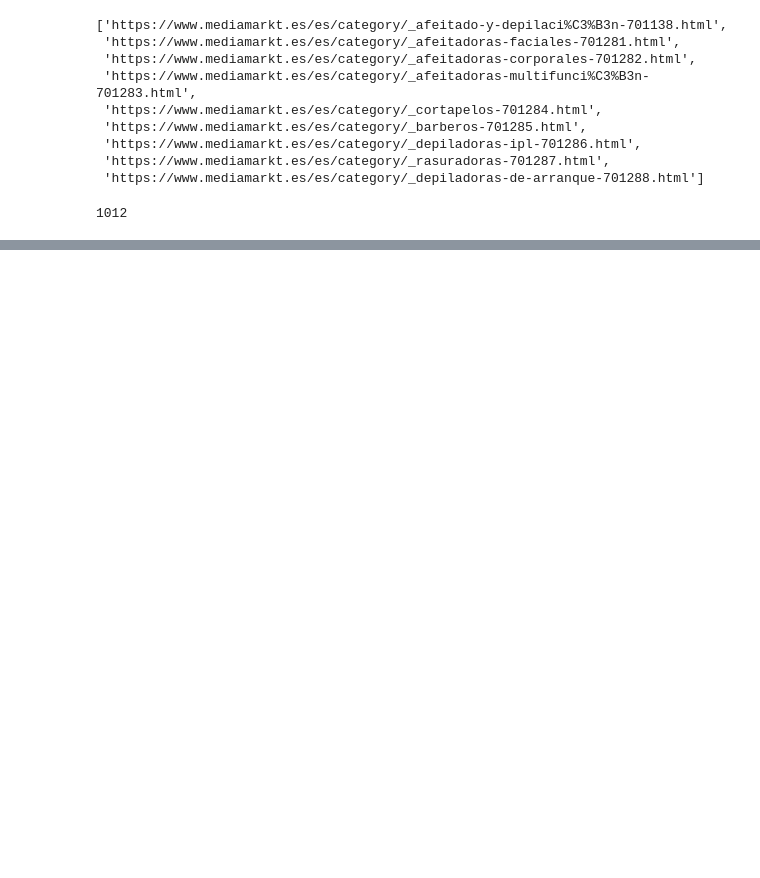
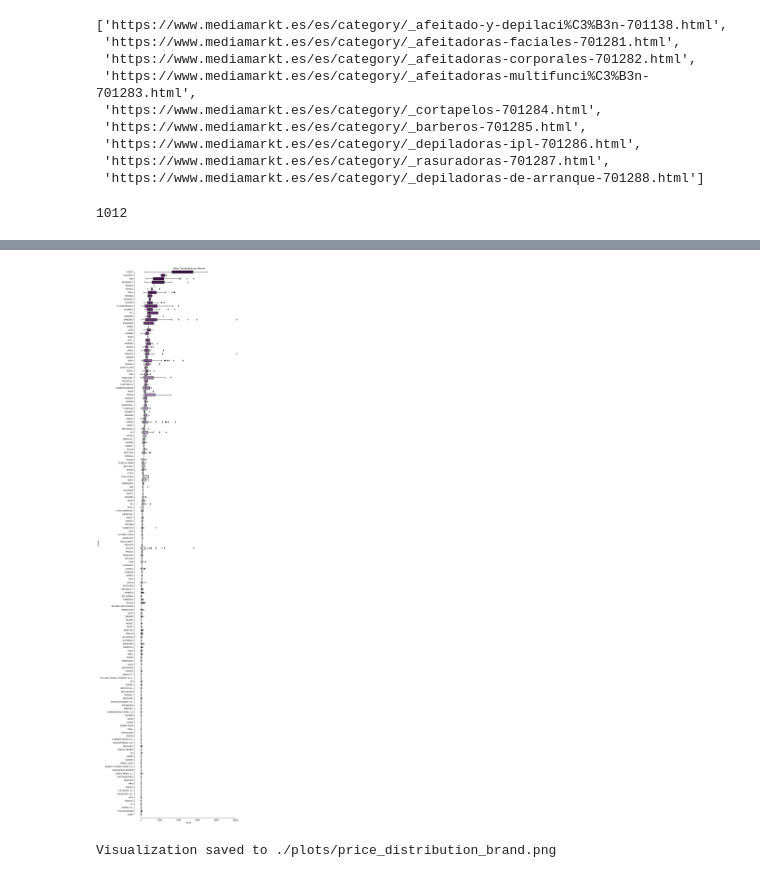
Before and after one commit to lisardogayan/Webscrapping, a Jupyter notebook: Test_Webscrapping.ipynb, the cells around one changed output, grey strips where cells are left out. Drawn from its saved outputs; the diff is of its cells as text; code cells hidden in the pictures; blank space fills up the shorter version.

```diff
--- a/Test_Webscrapping.ipynb
+++ b/Test_Webscrapping.ipynb
@@ -100,7 +100,7 @@ def get_data(URL, output_file = None):
 def viz_data(input_file, output_file):
     productinfo = pd.read_csv(input_file)
 
-    x_pixels, y_pixels, dpi = 1500, 1000, 150
+    x_pixels, y_pixels, dpi = 1500, 8000, 150
     x_inch, y_inch = x_pixels / dpi, y_pixels / dpi
 
     plt.figure(figsize=(x_inch, y_inch), dpi=dpi)
@@ -168,0 +153,5 @@ total_products
+# %%
+viz_data(dat, viz)
+# %% [output]
+[figure, added]
+Visualization saved to ./plots/price_distribution_brand.png
```
Also changed, not shown: parts of 2 cells of this notebook.
